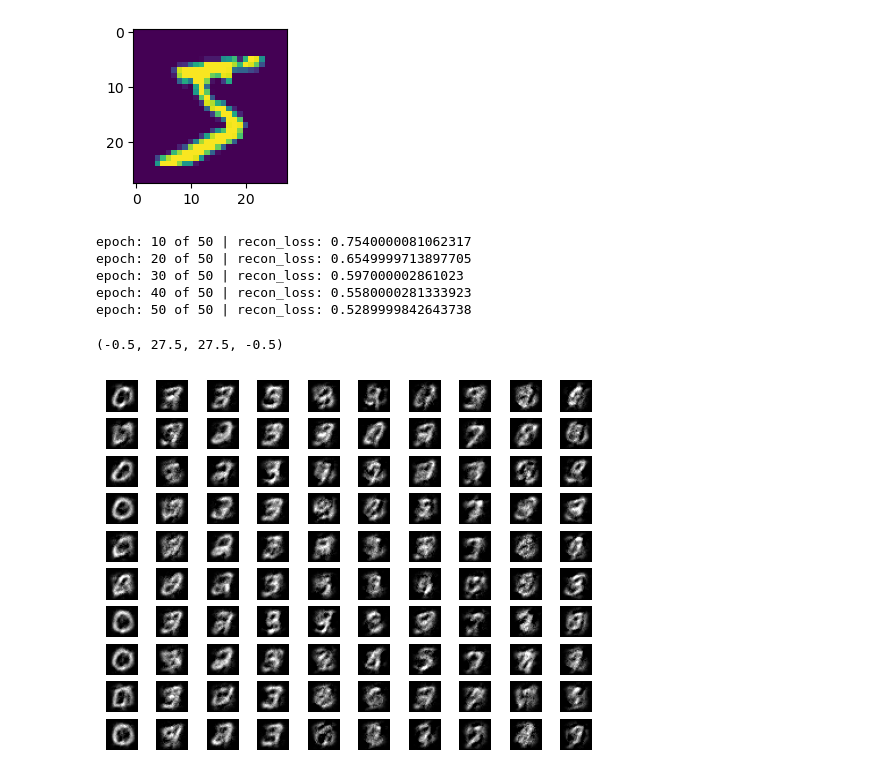
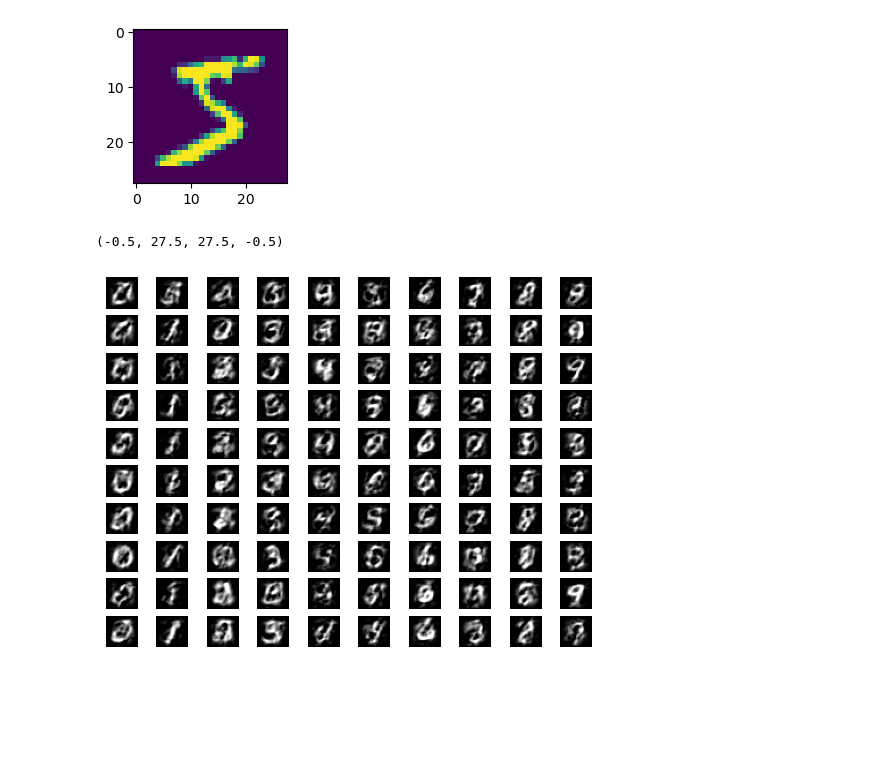
Before and after one commit to ajy25/adversarialRBMs, a Jupyter notebook: demos/crbm_demos/mnist_demo.ipynb, the cells around one changed output. Cells and saved outputs as stored; diff of their text form; code cells hidden in the pictures; blank space fills up the shorter version.

```diff
--- a/demos/crbm_demos/mnist_demo.ipynb
+++ b/demos/crbm_demos/mnist_demo.ipynb
@@ -34,44 +34,38 @@ print(y)
 model = crbm.ConditionalRBM(
     n_vis=784,
     n_cond=10,
-    n_hid=150,
-    var=1
+    n_hid=175,
+    var=None
 )
 model.fit_autograd(
     X=X[:1000],
     y=y[:1000],
-    n_gibbs=5,
+    n_gibbs=30,
     lr=0.001,
-    n_epochs=50,
+    n_epochs=200,
     batch_size=200,
-    gamma=0.1,
+    gamma=1,
     gamma_delay=50,
     rng_seed=0,
     verbose_interval=10,
     checkpoint_path=f'{directory_path}/crbm_checkpoints/crbm_mnist_demo.pth'
 )
-# %% [output]
-epoch: 10 of 50 | recon_loss: 0.7540000081062317
-epoch: 20 of 50 | recon_loss: 0.6549999713897705
-epoch: 30 of 50 | recon_loss: 0.597000002861023
-epoch: 40 of 50 | recon_loss: 0.5580000281333923
-epoch: 50 of 50 | recon_loss: 0.5289999842643738
 # %%
 model = crbm.load(f'{directory_path}/crbm_checkpoints/crbm_mnist_demo.pth')
 one_hots = np.diag(np.ones(10))
 fig, axes = plt.subplots(nrows=10, ncols=10)
 images = []
 for i in range(10):
     model.reset_seed(i)
     images.append(scaler.inverse_transform(
-        model.reconstruct(v=np.zeros((10, 784)), c=one_hots, n_gibbs=100, add_noise=False)
+        model.reconstruct(v=np.zeros((10, 784)), c=one_hots, n_gibbs=300, add_noise=False)
     ))
 for j in range(len(images)):
     for k in range(10):
         image = np.clip(np.reshape(images[j][k], (28, 28)), 0, 255)
         axes[j][k].imshow(image, cmap='gray')
         axes[j][k].axis('off')
 plt.axis('off')
 # %% [output]
 (-0.5, 27.5, 27.5, -0.5)
-[figure, old version]
+[figure, new version]
```
Also changed, not shown: 3 other files.
